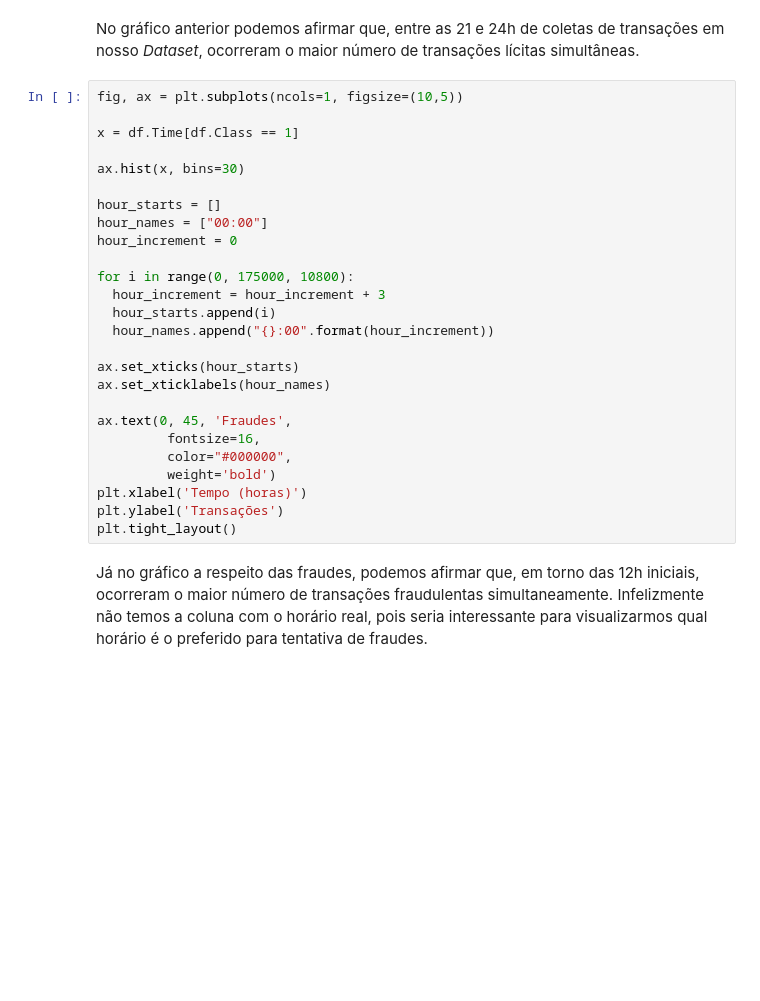
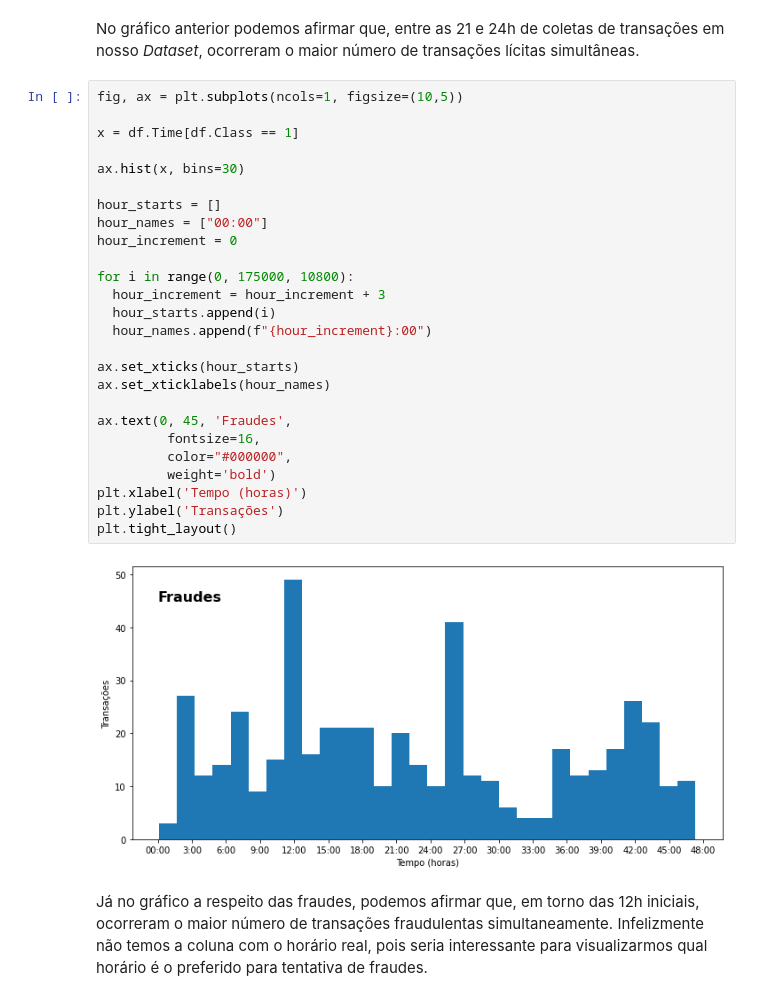
Before and after one commit to rodrigomaria/portfolio-data-science, a Jupyter notebook: Detecção_de_Fraude_em_Cartões_de_Crédito.ipynb, the cells around one changed output. Cells and saved outputs as stored; diff of their text form; blank space fills up the shorter version.

```diff
--- a/Detecção_de_Fraude_em_Cartões_de_Crédito.ipynb
+++ b/Detecção_de_Fraude_em_Cartões_de_Crédito.ipynb
@@ -151,29 +199,31 @@ No gráfico anterior podemos afirmar que, entre as 21 e 24h de coletas de transa
 # %%
 fig, ax = plt.subplots(ncols=1, figsize=(10,5))
 
 x = df.Time[df.Class == 1]
 
 ax.hist(x, bins=30)
 
 hour_starts = []
 hour_names = ["00:00"]
 hour_increment = 0
 
 for i in range(0, 175000, 10800):
   hour_increment = hour_increment + 3
   hour_starts.append(i)
-  hour_names.append("{}:00".format(hour_increment))
+  hour_names.append(f"{hour_increment}:00")
 
 ax.set_xticks(hour_starts)
 ax.set_xticklabels(hour_names)
 
 ax.text(0, 45, 'Fraudes',
          fontsize=16,
          color="#000000",
          weight='bold')
 plt.xlabel('Tempo (horas)')
 plt.ylabel('Transações')
 plt.tight_layout()
+# %% [output]
+[figure, added]
 # %% [markdown]
 Já no gráfico a respeito das fraudes, podemos afirmar que, em torno das 12h iniciais, ocorreram o maior número de transações fraudulentas simultaneamente. Infelizmente não temos a coluna com o horário real, pois seria interessante para visualizarmos qual horário é o preferido para tentativa de fraudes.
 # %% [markdown]
```
Also changed, not shown: parts of 71 cells of this notebook.
